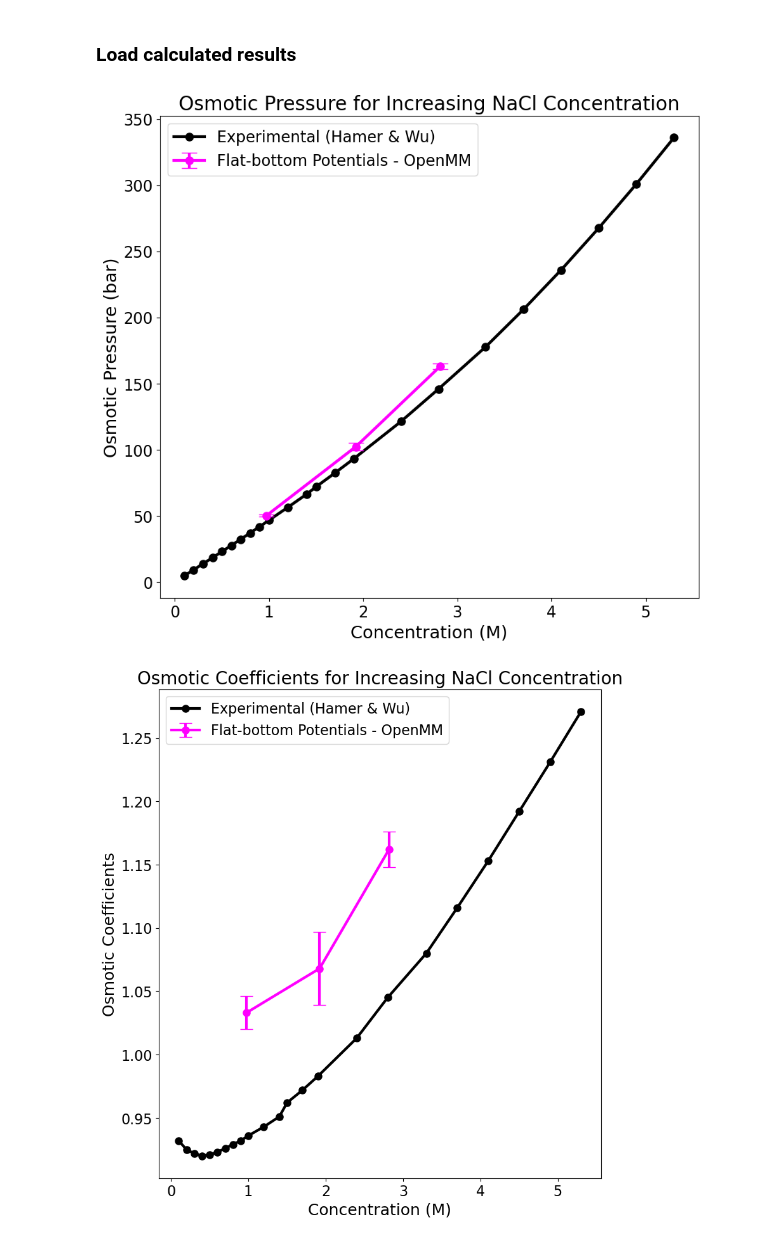
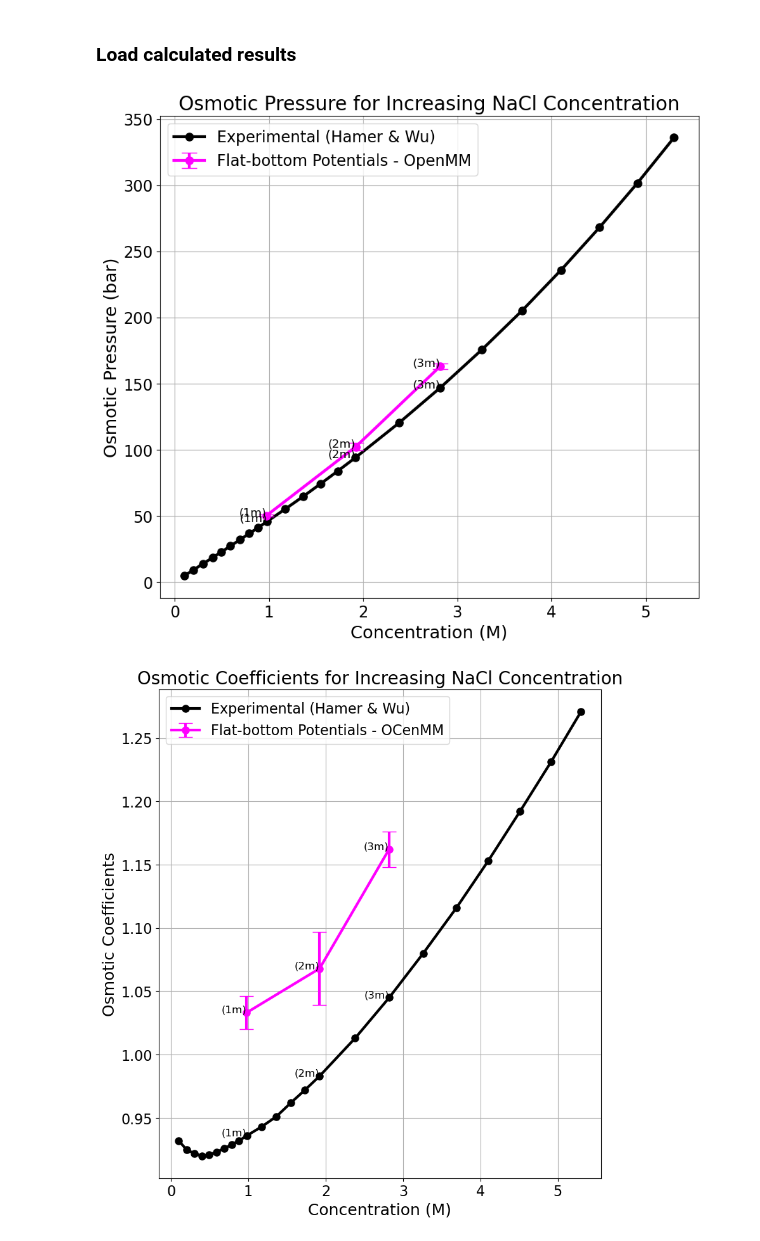
Before and after one commit to barmoral/osmotic_calculations, a Jupyter notebook: FlatBottomPotentials_analysis/FBP_analysis.ipynb, the cells around one changed output. Saved outputs shown, nothing was run; the diff lists cells and outputs as text; code cells hidden in the pictures.

Commit message:
added grid and point labels

```diff
--- a/FlatBottomPotentials_analysis/FBP_analysis.ipynb
+++ b/FlatBottomPotentials_analysis/FBP_analysis.ipynb
@@ -423,19 +404,20 @@ BIGGER_SIZE = 20
 # %% [markdown]
 ### Experimental Values
 # %%
-def osm_experimental(exp_osm_coeff, molarity:Quantity=1*(mole/litre), vant_hoff:int=2, T=300*kelvin):
+def osm_experimental(exp_osm_coeff, molarity:Quantity=1*(mole/litre), vant_hoff:int=2, T=300*kelvin, print=False):
     '''Calculates ideal osmotic pressure and experimental osmotic pressure from osmotic coefficient values'''
     osm_press_ideal=vant_hoff*molarity*R*T
     osm_press_ideal=osm_press_ideal.in_units_of(bar)
     osm_bar=exp_osm_coeff*osm_press_ideal
     op_error=(abs(osm_bar-osm_press_ideal)/osm_press_ideal)*100
-    print(f'Ideal Osmotic Pressure: {osm_press_ideal} at concentration {molarity.in_units_of(mole/litre)}')
-    print(f'Osmotic Pressure from experimental osmotic coefficient: {osm_bar}')
+    if print == True:
+        print(f'Ideal Osmotic Pressure: {osm_press_ideal} at concentration {molarity.in_units_of(mole/litre)}')
+        print(f'Osmotic Pressure from experimental osmotic coefficient: {osm_bar}')
     return osm_bar
 # %%
 # Molar concentrations corresponding to 1 molal, 2 molal, and 3 molal
 concs=[molal_infos[i+1].molarity.in_units_of(mole/litre) for i,m in enumerate(molalities)]
-exp_concs=[0.1,0.2,0.3,0.4,0.5,0.6,0.7,0.8,0.9,1.0,1.2,1.4,1.5,1.7,1.9,2.4,2.8,3.3,3.7,4.1,4.5,4.9,5.3]*(mole/litre)
+exp_concs=[0.1,0.2,0.3,0.4,0.49,0.59,0.69,0.79,0.88,0.98,1.17,1.36,1.55,1.73,1.92,2.38,2.82,3.26,3.69,4.1,4.51,4.91,5.3]*(mole/litre)
 
 # yexpOC=[molal_infos[i+1].osm_coeff_exp for i in range(len(molalities))]
 yexpOC=[0.932,0.925,0.922,0.920,0.921,0.923,0.926,0.929,0.932,0.936,0.943,0.951,0.962,0.972,0.983,1.013,1.045,1.080,1.116,1.153,1.192,1.231,1.271]
@@ -466,33 +430,81 @@ Osmotic Pressure from experimental osmotic coefficient: 336.05228720799397 bar
 ### Load calculated results
 # %%
 fbp_results=load_results()
+# %%
+# Convert quantities to scalars in appropriate units for plotting
+exp_concs_values = [x.value_in_unit(molar) for x in exp_concs]
+concs_values = [x.value_in_unit(molar) for x in concs]
 # %%
 ## Osmotic pressure plot
 plt.rcParams.update({'font.size': 16})
 plt.figure(figsize=(10,9))
-plt.plot([x._value for x in exp_concs],yexpOP, marker='o', linestyle='-',color='black', label='Experimental (Hamer & Wu)',linewidth=3,markersize=8)
-plt.errorbar([x._value for x in concs],fbp_results['OP_Values'], yerr=fbp_results['OP_Errors'], fmt='o', linestyle='-',color='magenta', capsize=8, label='Flat-bottom Potentials - OpenMM',linewidth=3,markersize=8)
+
+# Experimental data
+plt.plot(exp_concs_values, yexpOP, marker='o', linestyle='-', color='black',
+         label='Experimental (Hamer & Wu)', linewidth=3, markersize=8)
+
+# Flat-bottom Potentials data with error bars
+plt.errorbar(concs_values, fbp_results['OP_Values'], yerr=fbp_results['OP_Errors'],
+             fmt='o', linestyle='-', color='magenta', capsize=8,
+             label='Flat-bottom Potentials - OpenMM', linewidth=3, markersize=8)
+
+# Add labels to the points
+for i in range(len(concs_values)):
+    x_val = concs_values[i]  # Scalar value
+    y_val = fbp_results['OP_Values'][i]
+    plt.text(x_val, y_val, f"({molalities[i]})", fontsize=12, ha='right')
+
+# Add labels to the specific experimental points
+special_labels = {0.98: '1m', 1.92: '2m', 2.82: '3m'}
+for i in range(len(exp_concs_values)):
+    x_val = exp_concs_values[i]  # Scalar value
+    y_val = yexpOP[i]
+    if x_val in special_labels:  # Check if x_val is in the special_labels dictionary
+        plt.text(x_val, y_val, f"({special_labels[x_val]})", fontsize=12, ha='right')
+
 plt.xlabel("Concentration (M)", fontsize=MEDIUM_SIZE)
 plt.ylabel("Osmotic Pressure (bar)", fontsize=MEDIUM_SIZE)
 plt.title('Osmotic Pressure for Increasing NaCl Concentration', fontsize=BIGGER_SIZE)
 plt.legend()
+plt.grid()
 plt.savefig('ops.png')
 plt.show()
 # %% [output]
-[figure, old version]
+[figure, new version]
 # %%
 # Osmotic coefficient plot
 plt.rcParams.update({'font.size': 16})
 plt.figure(figsize=(9.0,10.0))
-plt.plot([x._value for x in exp_concs],yexpOC, marker='o', linestyle='-',color='k', label='Experimental (Hamer & Wu)', lw=3, markersize=8)
-plt.errorbar([x._value for x in concs],fbp_results['OC_Values'], yerr=fbp_results['OC_Errors'], fmt='o', linestyle='-',color='magenta', capsize=7, label='Flat-bottom Potentials - OpenMM', lw=3, markersize=8)
+
+# Experimental data
+plt.plot(exp_concs_values, yexpOC, marker='o', linestyle='-', color='black',
+         label='Experimental (Hamer & Wu)', linewidth=3, markersize=8)
+
+# Flat-bottom Potentials data with error bars
+plt.errorbar(concs_values, fbp_results['OC_Values'], yerr=fbp_results['OC_Errors'],
+             fmt='o', linestyle='-', color='magenta', capsize=8,
+             label='Flat-bottom Potentials - OCenMM', linewidth=3, markersize=8)
+
+# Add labels to the calculated points
+for i in range(len(concs_values)):
+    x_val = concs_values[i]  # Scalar value
+    y_val = fbp_results['OC_Values'][i]
+    plt.text(x_val, y_val, f"({molalities[i]})", fontsize=12, ha='right')
+
+# Add labels to the specific experimental points
+special_labels = {0.98: '1m', 1.92: '2m', 2.82: '3m'}
+for i in range(len(exp_concs_values)):
+    x_val = exp_concs_values[i]  # Scalar value
+    y_val = yexpOC[i]
+    if x_val in special_labels:  # Check if x_val is in the special_labels dictionary
+        plt.text(x_val, y_val, f"({special_labels[x_val]})", fontsize=12, ha='right')
+
 plt.xlabel("Concentration (M)",fontsize=MEDIUM_SIZE)
 plt.ylabel("Osmotic Coefficients",fontsize=MEDIUM_SIZE)
-# plt.xlim(0.5,3.5)
-# plt.ylim(0.92,1.22)
 plt.title('Osmotic Coefficients for Increasing NaCl Concentration', fontsize=BIGGER_SIZE)
 plt.legend(prop={'size': 16}, loc='upper left')
+plt.grid()
 plt.savefig('ocs.png')
 plt.show()
 # %% [output]
-[figure, old version]
+[figure, new version]
```
Also changed, not shown: parts of 2 cells of this notebook, 2 other files.
